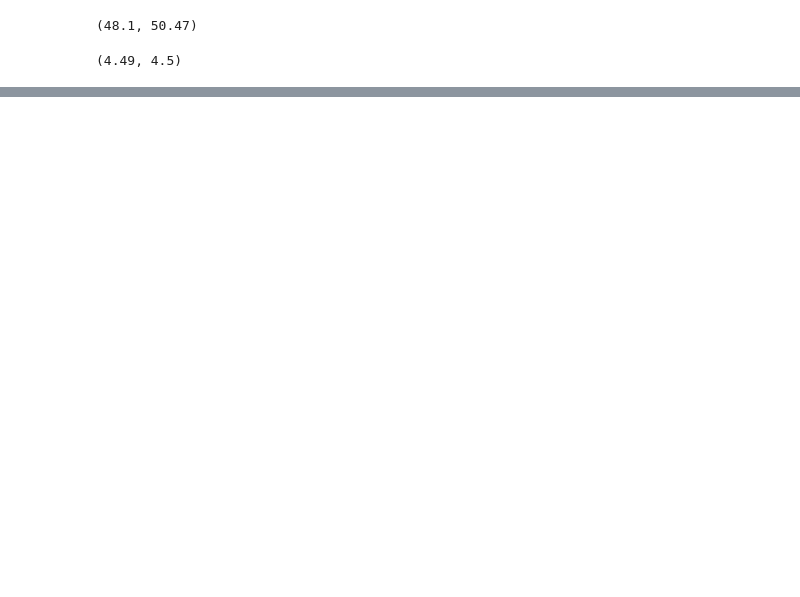
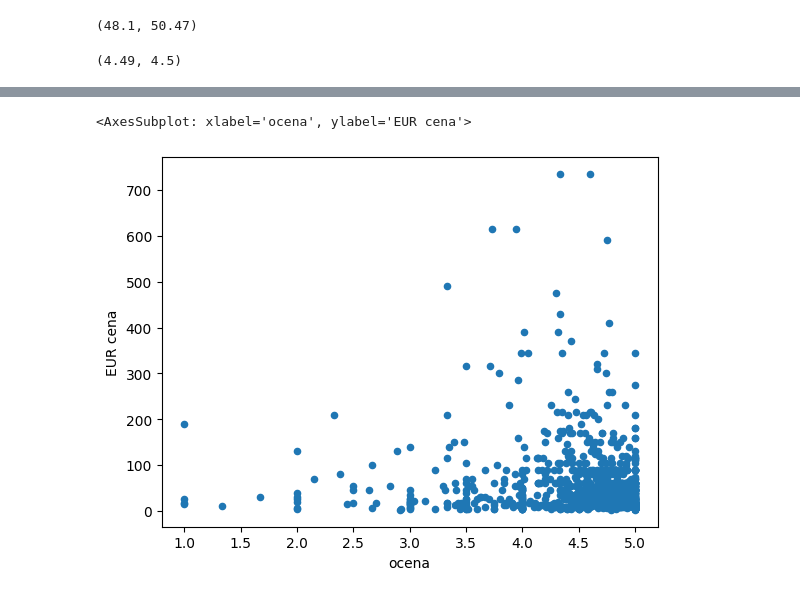
Before and after one commit to jan-malej/Programiranje1, a Jupyter notebook: analiza.ipynb, the cells around one changed output, grey strips where cells are left out. Saved outputs shown, nothing was run; the diff lists cells and outputs as text; code cells hidden in the pictures; blank space fills up the shorter version.

```diff
--- a/analiza.ipynb
+++ b/analiza.ipynb
@@ -74,0 +94,6 @@ Cene izdelkov na zalogi pa so posledično nekoliko višje od skupnega povprečja
+# %%
+legoti["EUR cena"] = 0.01 * legoti.cena
+legoti.plot.scatter(x="ocena", y="EUR cena")
+# %% [output]
+<AxesSubplot: xlabel='ocena', ylabel='EUR cena'>
+[figure, added]
```
Also changed, not shown: parts of 13 cells of this notebook.
